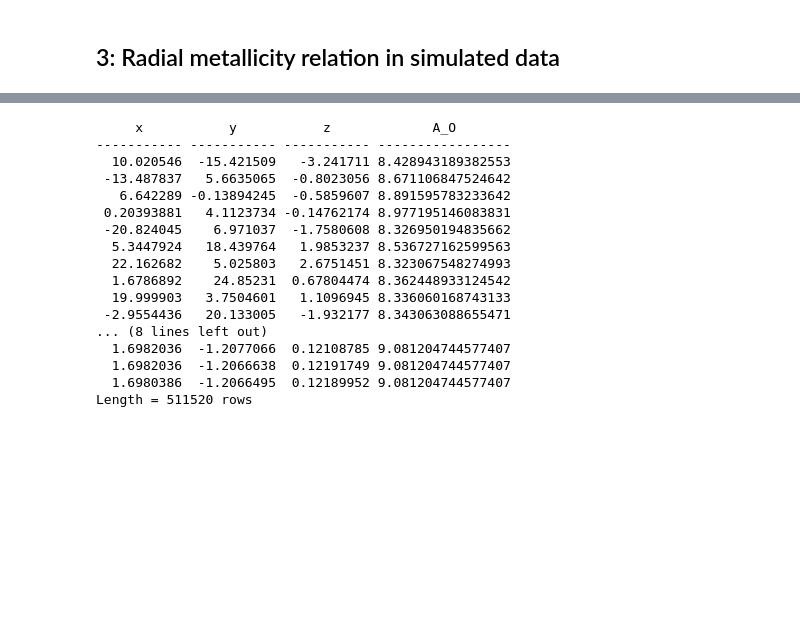
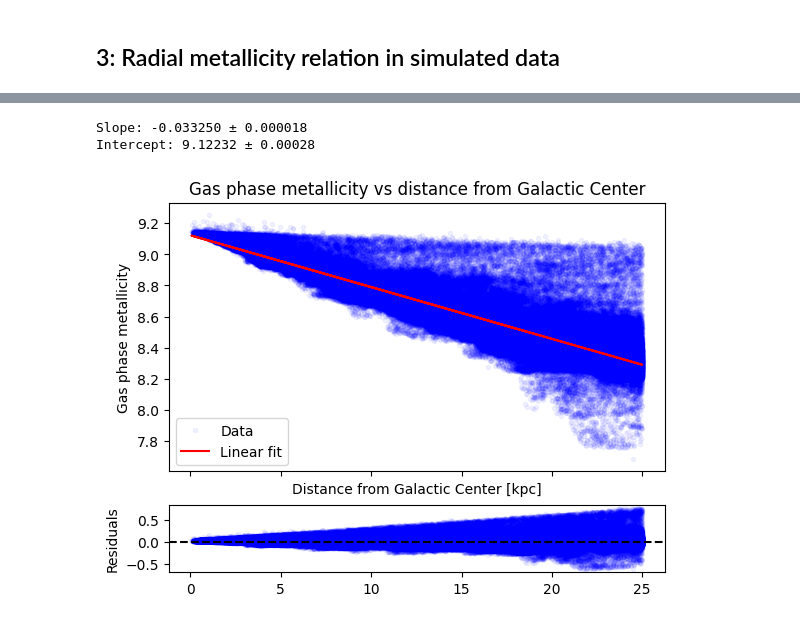
Before and after one commit to cyb0rb/astr8004_assign3, a Jupyter notebook: assignment3.ipynb, the cells around one changed output, grey strips where cells are left out. Saved outputs shown, nothing was run; the diff lists cells and outputs as text; code cells hidden in the pictures; blank space fills up the shorter version.

Commit message:
fit linear function to dist-metallicity data

```diff
--- a/assignment3.ipynb
+++ b/assignment3.ipynb
@@ -16,3 +18,7 @@ from astropy.table import Table
 # load and get data from file
 datafile = "data/nihao_uhd_simulation_g8.26e11_xyz_positions_and_oxygen_ao.fits"
 data = Table.read(datafile)
+print(data.info)
+
+# radius
+radius = np.sqrt(data['x']**2 + data['y']**2 + data['z']**2)
@@ -19,21 +33,40 @@ data = Table.read(datafile)
-# %%
-# plot data from file
-print(table)
-# %% [output]
-     x           y           z             A_O
------------ ----------- ----------- -----------------
-  10.020546  -15.421509   -3.241711 8.428943189382553
- -13.487837   5.6635065  -0.8023056 8.671106847524642
-   6.642289 -0.13894245  -0.5859607 8.891595783233642
- 0.20393881   4.1123734 -0.14762174 8.977195146083831
- -20.824045    6.971037  -1.7580608 8.326950194835662
-  5.3447924   18.439764   1.9853237 8.536727162599563
-  22.162682    5.025803   2.6751451 8.323067548274993
-  1.6786892    24.85231  0.67804474 8.362448933124542
-  19.999903   3.7504601   1.1096945 8.336060168743133
- -2.9554436   20.133005   -1.932177 8.343063088655471
-... (8 lines left out)
-  1.6982036  -1.2077066  0.12108785 9.081204744577407
-  1.6982036  -1.2066638  0.12191749 9.081204744577407
-  1.6980386  -1.2066495  0.12189952 9.081204744577407
-Length = 511520 rows
+# %%
+# fit linear function to data
+def linear(x, a, b):
+    return a*x + b
+
+params, pcov = curve_fit(linear, radius, data['A_O'])
+uncertainty = np.sqrt(np.diag(pcov))
+
+print(f"Slope: {params[0]:.6f} ± {uncertainty[0]:.6f}")
+print(f"Intercept: {params[1]:.5f} ± {uncertainty[1]:.5f}")
+
+fit_data = linear(radius, *params)
+residuals = data["A_O"] - fit_data
+# %% [output]
+Slope: -0.033250 ± 0.000018
+Intercept: 9.12232 ± 0.00028
+# %%
+# plot data from file
+
+gridspec = {'height_ratios': [4,1]}
+fig, (ax1, ax2) = plt.subplots(2, sharex=True, gridspec_kw=gridspec)
+
+ax1.plot(radius, data['A_O'], "b.", alpha=0.05, label="Data")
+ax1.plot(radius, fit_data, "-r", label="Linear fit")
+ax1.set(
+    xlabel = "Distance from Galactic Center [kpc]",
+    ylabel = "Gas phase metallicity",
+    title  = "Gas phase metallicity vs distance from Galactic Center"
+)
+
+ax2.plot(radius, residuals, "b.", alpha=0.05)
+ax2.axhline(y=0, color="black", linestyle="--")
+ax2.set(
+    ylabel = "Residuals"
+)
+ax1.legend()
+fig.savefig("data/metallicity.png")
+plt.show()
+# %% [output]
+[figure, added]
```
Also changed, not shown: parts of 3 cells of this notebook, 1 other file.
